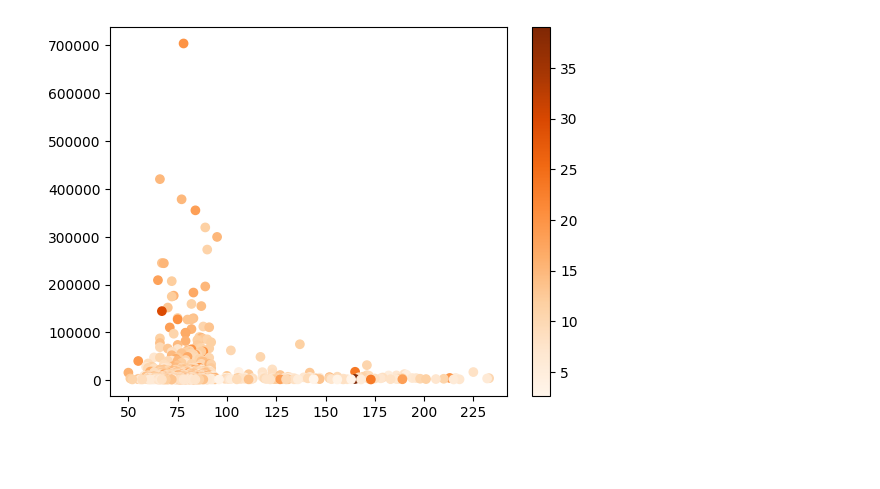
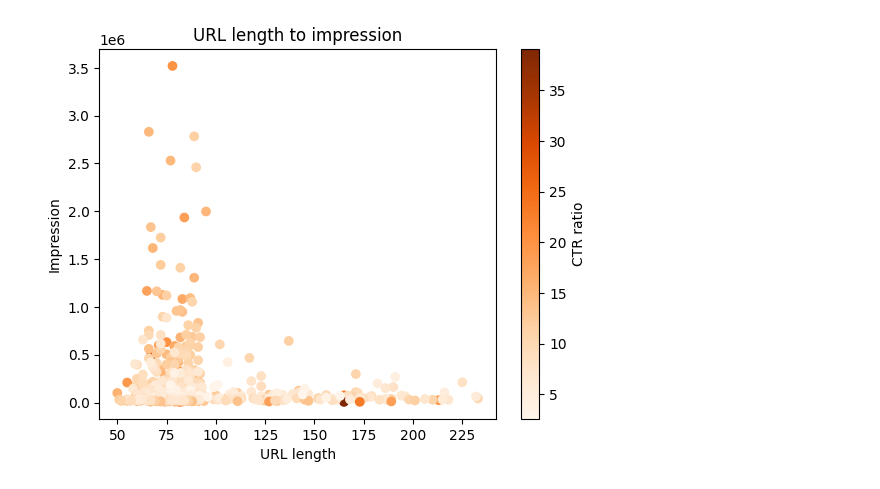
Before and after one commit to shalchianmh/statistic_charts, a Jupyter notebook: data_analyse/test.ipynb, the cells around one changed output. Saved outputs shown, nothing was run; the diff lists cells and outputs as text; code cells hidden in the pictures; blank space fills up the shorter version.

```diff
--- a/data_analyse/test.ipynb
+++ b/data_analyse/test.ipynb
@@ -51,0 +49,13 @@ plt.bar(services_code, service_impression_average)
+# %%
+plt.figure(figsize=(15, 5 * df['service'].max()))
+for i in range(df['service'].max()):
+    plt.subplot(df['service'].max(), 3, 1 + 3 * i)
+    plt.bar(category_code[i], category_news_counter[i], color='DarkOrange')
+    plt.title("Category number of news(service {})".format(i+1))
+    plt.subplot(df['service'].max(), 3, 2 + 3 * i)
+    plt.bar(category_code[i], category_impression_average[i], color='DarkOrange')
+    plt.title("Category average impression(service {})".format(i+1))
+    plt.subplot(df['service'].max(), 3, 3 + 3 * i)
+    plt.bar(category_code[i], category_clicks_average[i], color='DarkOrange')
+    plt.title("Category average clicks(service {})".format(i+1))
+plt.show()
@@ -65,13 +93,13 @@ plt.show()
-# %%
-
-x = []
-for i in data[0]:
-    x.append(len(i))
-
-y = data[1]
-colors = data[3]
-plt.scatter(x, y, c=colors, cmap='Oranges')
-plt.colorbar()
-plt.show()
-# %% [output]
-[figure, removed]
+# %%
+x = [len(i) for i in df['Top pages']]
+
+y = [i for i in df['Impressions']]
+colors = [i for i in df['CTR']]
+plt.scatter(x, y, c=colors, cmap='Oranges')
+plt.title("URL length to impression")
+plt.xlabel("URL length")
+plt.ylabel("Impression")
+plt.colorbar().set_label("CTR ratio")
+plt.show()
+# %% [output]
+[figure, added]
```
Also changed, not shown: parts of 9 cells of this notebook, 1 other file.
